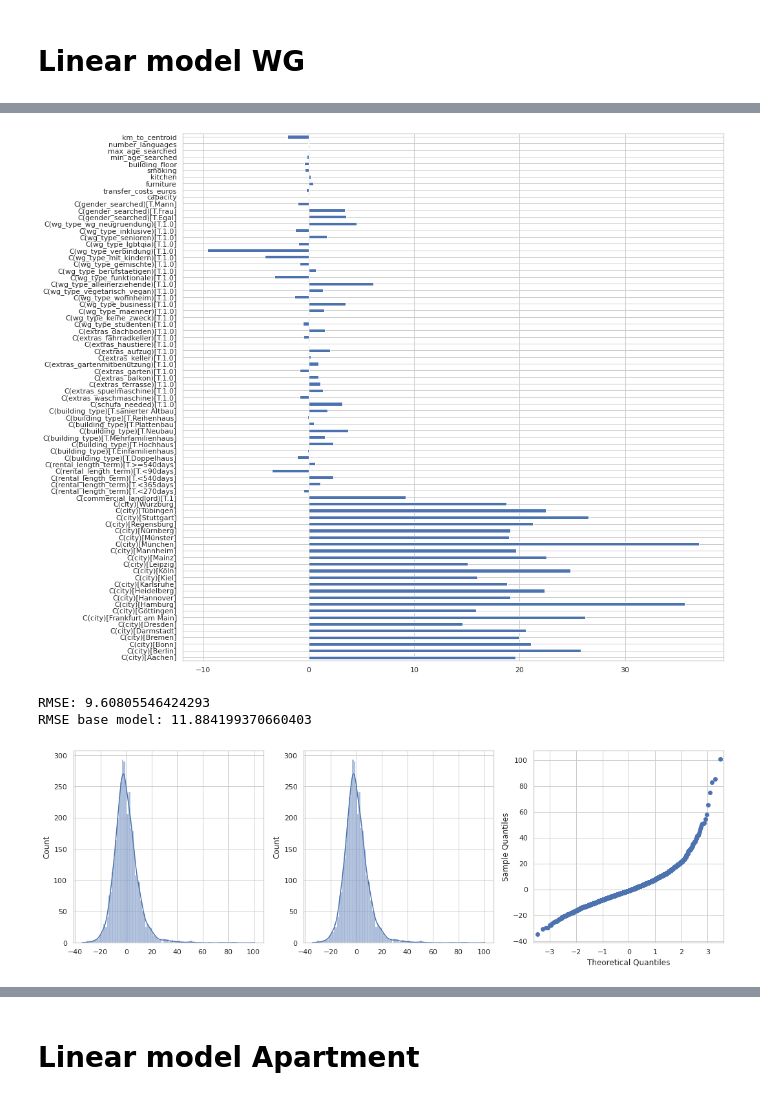
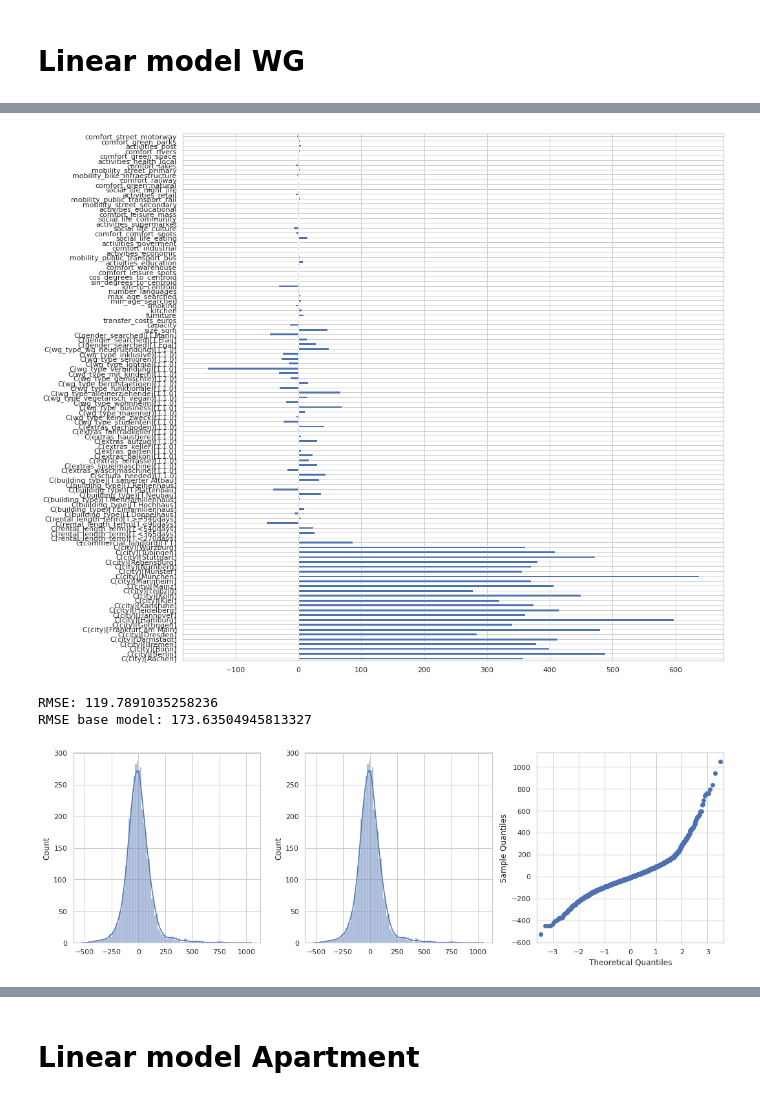
Before and after one commit to chvieira2/housing_crawler, a Jupyter notebook: notebooks/linear_models.ipynb, the cells around one changed output, grey strips where cells are left out. Drawn from its saved outputs; the diff is of its cells as text; code cells hidden in the pictures.

```diff
--- a/notebooks/linear_models.ipynb
+++ b/notebooks/linear_models.ipynb
@@ -24,7 +24,7 @@ from housing_crawler.utils import standardize_features, return_significative_coe
 from config.config import ROOT_DIR
 from housing_crawler.params import dict_city_number_wggesucht
 # %%
-ads_feat_df = get_processed_ads_table(update_table=True)
+ads_feat_df = get_processed_ads_table()
 list(ads_feat_df.columns)
 # %% [output]
 ===> Loaded all_encoded.csv locally
@@ -132,9 +132,10 @@ features = [
     'comfort_street_motorway'
 ]
 
-target = 'price_per_sqm'
+target = 'price_euros'#'price_per_sqm'
 
 selected_num_features = [
+            'size_sqm',
 #             'days_available',
             'capacity',
 #             'male_flatmates',
@@ -152,7 +153,7 @@ selected_num_features = [
 #             'public_transport_distance',
 #             'home_total_size',
             'smoking',
-            'building_floor',
+#             'building_floor',
 
 #             'min_age_flatmates',
 #             'max_age_flatmates',
@@ -187,7 +188,7 @@ selected_cat_features = ['city',
             'extras_terrasse',
             'extras_balkon',
             'extras_garten',
-            'extras_gartenmitbenutzung',
+#             'extras_gartenmitbenutzung',
             'extras_keller',
             'extras_aufzug',
             'extras_haustiere',
@@ -336,32 +370,32 @@ fig = plt.subplots(nrows=1, ncols=1, figsize=(15, 15))
 
 model_city.params[0:].plot(kind='barh');
 # %% [output]
-[figure, old version]
+[figure, new version]
 # %%
 y_pred = model_city.predict(df_city)
-y_base = [np.mean(df_city['price_per_sqm'])]*len(y_pred)
-y_true = df_city['price_per_sqm']
+y_base = [np.mean(df_city['price_euros'])]*len(y_pred)
+y_true = df_city['price_euros']
 
 print(f'RMSE: {np.sqrt(((y_pred - y_true) ** 2).mean())}')
 print(f'RMSE base model: {np.sqrt(((y_base - y_true) ** 2).mean())}')
 
 n=len(df_city)
 residuals = y_pred - y_true
 residuals_base = y_pred - y_true
 # residuals.std()/orders.delay_vs_expected.std() * 1/(n**0.5)
 
 fig, (ax1, ax2, ax3) = plt.subplots(nrows=1, ncols=3, figsize=(15, 5))
 sns.histplot(-residuals, kde=True, edgecolor='w', ax=ax1)
 sns.histplot(-residuals_base, kde=True, edgecolor='w', ax=ax2)
 
 # https://stats.stackexchange.com/questions/101274/how-to-interpret-a-qq-plot
 sm.qqplot(model_city.resid, ax=ax3)
 plt.tight_layout()
 fig.show();
 # %% [output]
-RMSE: 9.60805546424293
-RMSE base model: 11.884199370660403
+RMSE: 119.7891035258236
+RMSE base model: 173.63504945813327
-[figure, old version]
+[figure, new version]
 # %%
 sns.scatterplot(x=model_city.predict(df_city), y=model_city.resid);
 # %% [output]
```
Also changed, not shown: parts of 31 cells of this notebook, 3 other files.
